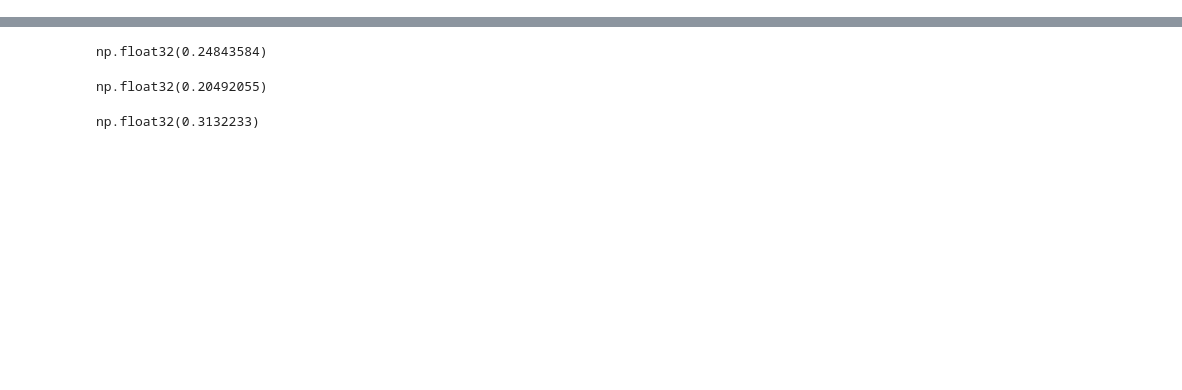
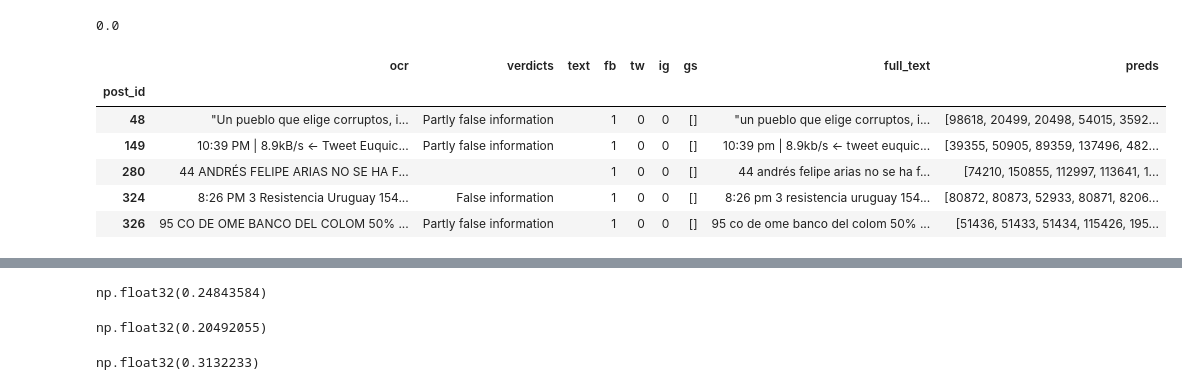
Before and after one commit to BecTome/semeval25-FactCheckedClaimRetrieval, a Jupyter notebook: nbs/training/play_with_embeddings.ipynb, the cells around one changed output, grey strips where cells are left out. Cells and saved outputs as stored; diff of their text form; code cells hidden in the pictures; blank space fills up the shorter version.

```diff
--- a/nbs/training/play_with_embeddings.ipynb
+++ b/nbs/training/play_with_embeddings.ipynb
@@ -1,10 +0,0 @@
-# %%
-from src.datasets import BasePostsDataset, BaseFactCheckDataset
-
-tasks_path = "data/complete_data/tasks.json"
-posts_path = "data/complete_data/posts.csv"
-fact_checks_path = "data/complete_data/fact_checks.csv"
-gs_path = "data/complete_data/pairs.csv"
-
-posts = BasePostsDataset(posts_path, tasks_path, task_name="monolingual", gs_path=gs_path, lang="spa")
-fact_checks = BaseFactCheckDataset(fact_checks_path, tasks_path, task_name="monolingual", lang="spa")
@@ -34,6 +83,0 @@ df_posts_train.head()
-# %%
-df_fc["full_text"] = df_fc["title"] + " " + df_fc["claim"]
-df_posts_train["full_text"] = df_posts_train["ocr"] + " " + df_posts_train["text"]
-
-df_fc["full_text"] = df_fc["full_text"].str.lower()
-df_posts_train["full_text"] = df_posts_train["full_text"].str.lower()
@@ -47,14 +83,0 @@ emb_fc = model.encode(df_fc["full_text"].values)
-# %%
-import numpy as np
-from sklearn.metrics.pairwise import cosine_similarity
-from scipy import sparse
-
-emb_post_sparse = sparse.csr_matrix(emb_post[0])
-emb_fc_sparse = sparse.csr_matrix(emb_fc)
-
-similarity = cosine_similarity(emb_post_sparse, emb_fc_sparse, dense_output=True)
-
-# Sort in descending order
-st_similarity = np.sort(similarity, axis=1)[:, ::-1]
-idx_sim = np.argsort(similarity, axis=1)[:, ::-1]
-print(st_similarity[:5],"\n", idx_sim[:5])
@@ -167,0 +265,13 @@ similarity.sort(axis=1)
+# %%
+df_posts_dev["preds"] = compute_similar_posts(df_posts_dev.index, df_posts_dev, df_fc, similarity=prec_similarity_dev, k=10)[0].tolist()
+print(df_posts_dev.apply(lambda x: len(list(set(x["gs"]).intersection(set(x["preds"])))) > 0, axis=1).mean())
+df_posts_dev.head()
+# %% [output]
+0.0
+|  | ocr | verdicts | text | fb | tw | ig | gs | full_text | preds |
+| post_id |  |  |  |  |  |  |  |  |  |
+| 48 | "Un pueblo que elige corruptos, i... | Partly false information |  | 1 | 0 | 0 | [] | "un pueblo que elige corruptos, i... | [98618, 20499, 20498, 54015, 3592... |
+| 149 | 10:39 PM | 8.9kB/s ← Tweet Euquic... | Partly false information |  | 1 | 0 | 0 | [] | 10:39 pm | 8.9kb/s ← tweet euquic... | [39355, 50905, 89359, 137496, 482... |
+| 280 | 44 ANDRÉS FELIPE ARIAS NO SE HA F... |  |  | 1 | 0 | 0 | [] | 44 andrés felipe arias no se ha f... | [74210, 150855, 112997, 113641, 1... |
+| 324 | 8:26 PM 3 Resistencia Uruguay 154... | False information |  | 1 | 0 | 0 | [] | 8:26 pm 3 resistencia uruguay 154... | [80872, 80873, 52933, 80871, 8206... |
+| 326 | 95 CO DE OME BANCO DEL COLOM 50% ... | Partly false information |  | 1 | 0 | 0 | [] | 95 co de ome banco del colom 50% ... | [51436, 51433, 51434, 115426, 195... |
```
Also changed, not shown: parts of 23 cells of this notebook, 1 other file.
